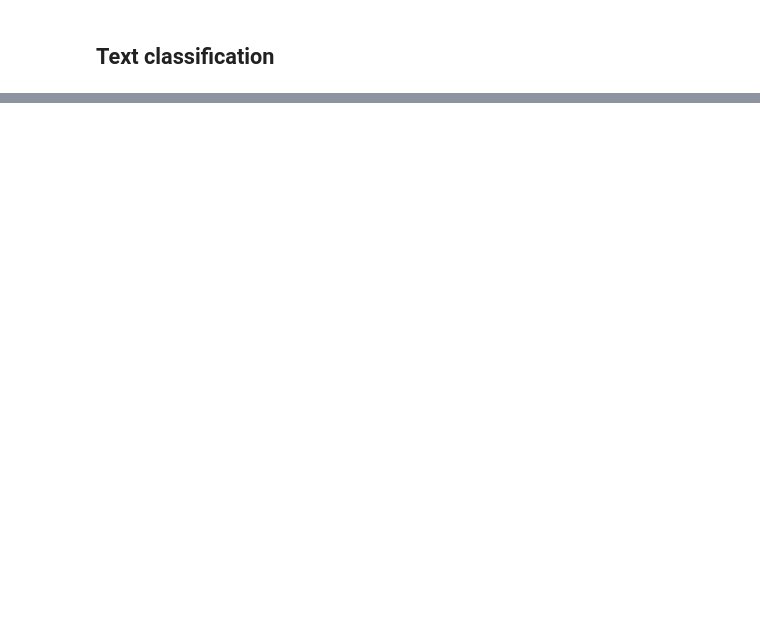
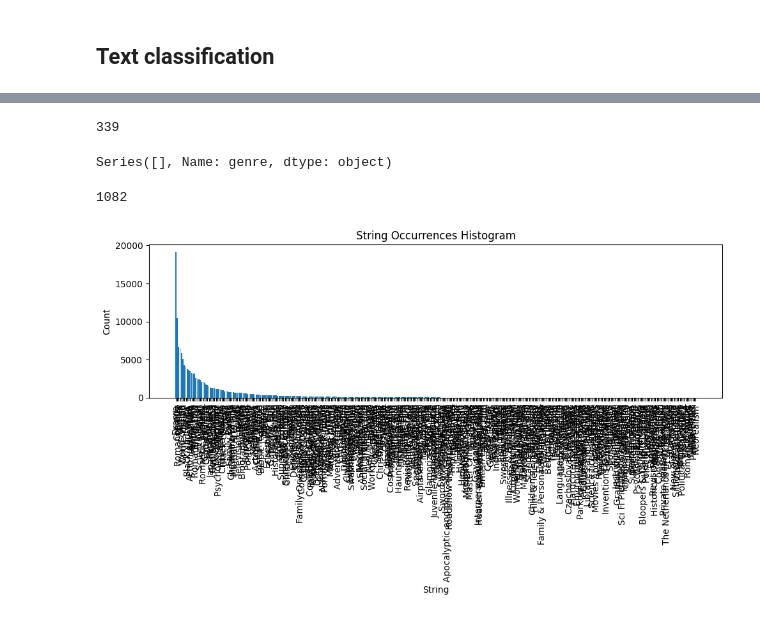
Before and after one commit to MatthiasRemta/NLP_Project, a Jupyter notebook: Classification_Test_Anna.ipynb, the cells around one changed output, grey strips where cells are left out. Cells and saved outputs as stored; diff of their text form; code cells hidden in the pictures; blank space fills up the shorter version.

```diff
--- a/Classification_Test_Anna.ipynb
+++ b/Classification_Test_Anna.ipynb
@@ -20,6 +27,0 @@ df.head()
-# %%
-# Split the data into training and testing sets
-df.dropna(subset=['text'], inplace=True)
-X = df['text']
-y = df['genre']
-X_train, X_test, y_train, y_test = train_test_split(X, y, test_size=0.2, random_state=42)
@@ -34,0 +28,3 @@ X_train_tfidf
+# %%
+df = df[~df['genre'].apply(lambda x: len(x) == 0)]
+df
@@ -34,0 +105,11 @@ X_train_tfidf
+# %%
+# Explode the list of lists into separate rows
+df_exploded = df.explode('genre')
+
+# Count the occurrences of each string
+result = df_exploded['genre'].value_counts().reset_index()
+
+# Rename the columns for better clarity
+result.columns = ['String', 'Count']
+
+result
@@ -34,0 +203,8 @@ X_train_tfidf
+# %%
+len(df)-len(df_new)
+# %% [output]
+339
+# %%
+df_new[df_new.apply(lambda x: len(x) == 0)]
+# %% [output]
+Series([], Name: genre, dtype: object)
@@ -34,0 +213,16 @@ X_train_tfidf
+# %%
+42204-41122
+# %% [output]
+1082
+# %%
+# Plot the histogram
+plt.figure(figsize=(10, 6))
+plt.bar(result['String'], result['Count'])
+plt.xlabel('String')
+plt.ylabel('Count')
+plt.xticks(rotation=90)  # Rotate x-axis labels for better readability
+plt.title('String Occurrences Histogram')
+plt.tight_layout()
+plt.show()
+# %% [output]
+[figure, added]
```
Also changed, not shown: parts of 18 cells of this notebook.
